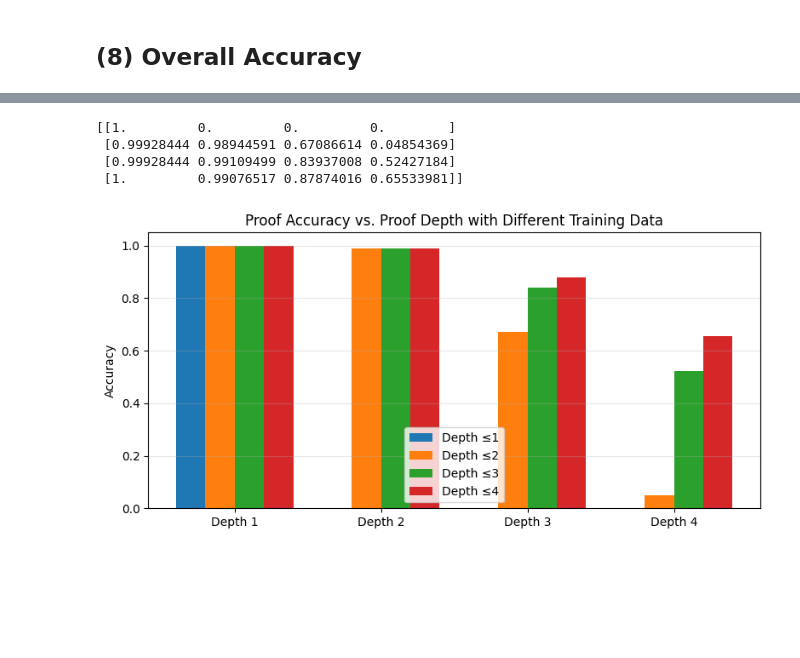
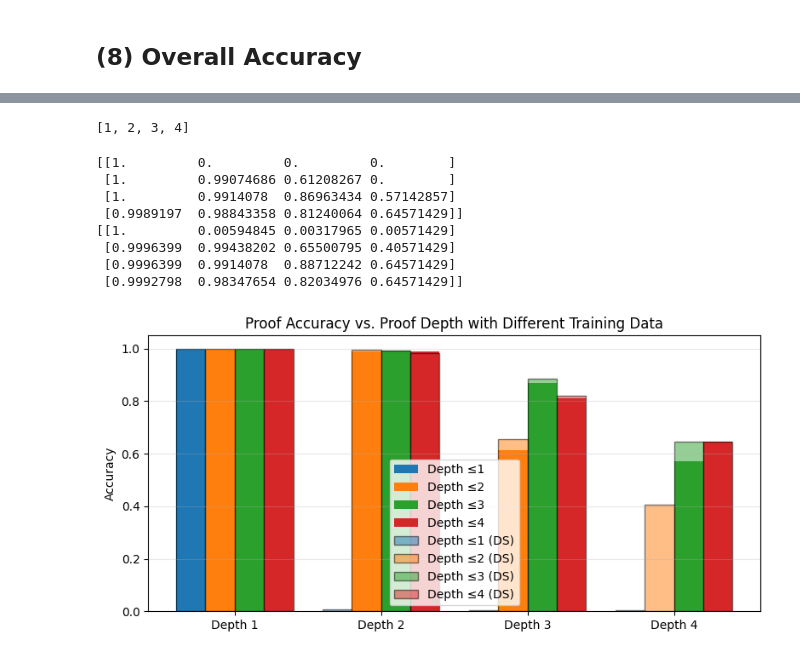
Before and after one commit to sferrante/Neuro-Symbolic-Reasoning, a Jupyter notebook: ProofAgent.ipynb, the cells around one changed output, grey strips where cells are left out. Drawn from its saved outputs; the diff is of its cells as text; code cells hidden in the pictures; blank space fills up the shorter version.

```diff
--- a/ProofAgent.ipynb
+++ b/ProofAgent.ipynb
@@ -766,0 +781,9 @@ print(acc4)
+# %%
+accDS1 = accuracy_by_depth(Xte4, modelDS1, ALL_FORMULAS)
+accDS2 = accuracy_by_depth(Xte4, modelDS2, ALL_FORMULAS)
+accDS3 = accuracy_by_depth(Xte4, modelDS3, ALL_FORMULAS)
+accDS4 = accuracy_by_depth(Xte4, modelDS4, ALL_FORMULAS)
+print(accDS1)
+print(accDS2)
+print(accDS3)
+print(accDS4)
@@ -767,37 +795,55 @@ print(acc4)
+# %%
+accs = [acc1, acc2, acc3, acc4]
+accsDS = [accDS1, accDS2, accDS3, accDS4]
+labels = ["Depth ≤1", "Depth ≤2", "Depth ≤3", "Depth ≤4"]
+
+# Collect union of depths that appear
+all_depths = sorted(set().union(
+    *[acc.keys() for acc in accs],
+    *[acc.keys() for acc in accsDS],
+))
+print(all_depths)
+# %% [output]
+[1, 2, 3, 4]
 # %%
-accs = [acc1, acc2, acc3, acc4]
-labels = ["Depth ≤1", "Depth ≤2", "Depth ≤3", "Depth ≤4"]
-
-# Collect union of depths that appear
-all_depths = sorted(set().union(*[acc.keys() for acc in accs]))
-
-# Build matrix of accuracies (missing depth → NaN)
-data = np.array([
-    [acc.get(d, np.nan) for d in all_depths]
-    for acc in accs
-])
+data = np.array([[acc.get(d, np.nan) for d in all_depths] for acc in accs])
+data_DS = np.array([[acc.get(d, np.nan) for d in all_depths] for acc in accsDS])
 
 print(data)
+print(data_DS)
+
 
 # --- Plot ---
 x = np.arange(len(all_depths))            # depth positions
 width = 0.2                               # bar width
 
 plt.figure(figsize=(8,4))
+bars = []
 for i in range(len(accs)):
-    plt.bar(x + i*width, data[i], width, label=labels[i])
+    b = plt.bar(x + i*width, data[i], width, label=labels[i])
+    bars.append(b)
+
+for i in range(len(accsDS)):
+    c = bars[i].patches[0].get_facecolor()   # RGBA color used for set i
+    plt.bar(x + i*width, data_DS[i], width,
+            label=labels[i] + " (DS)",
+            facecolor=c, edgecolor='k', alpha=0.5, linewidth=1)
 
 plt.xticks(x + width*1.5, [f"Depth {d}" for d in all_depths])
 plt.ylabel("Accuracy")
 plt.ylim(0,1.05)
 plt.legend(loc='lower center')
 plt.title("Proof Accuracy vs. Proof Depth with Different Training Data")
 plt.grid(axis='y', alpha=0.3)
 plt.tight_layout()
 plt.show()
 # %% [output]
 [[1.         0.         0.         0.        ]
- [0.99928444 0.98944591 0.67086614 0.04854369]
- [0.99928444 0.99109499 0.83937008 0.52427184]
- [1.         0.99076517 0.87874016 0.65533981]]
+ [1.         0.99074686 0.61208267 0.        ]
+ [1.         0.9914078  0.86963434 0.57142857]
+ [0.9989197  0.98843358 0.81240064 0.64571429]]
+[[1.         0.00594845 0.00317965 0.00571429]
+ [0.9996399  0.99438202 0.65500795 0.40571429]
+ [0.9996399  0.9914078  0.88712242 0.64571429]
+ [0.9992798  0.98347654 0.82034976 0.64571429]]
-[figure, old version]
+[figure, new version]
```
Also changed, not shown: parts of 20 cells of this notebook, 1 other file.
